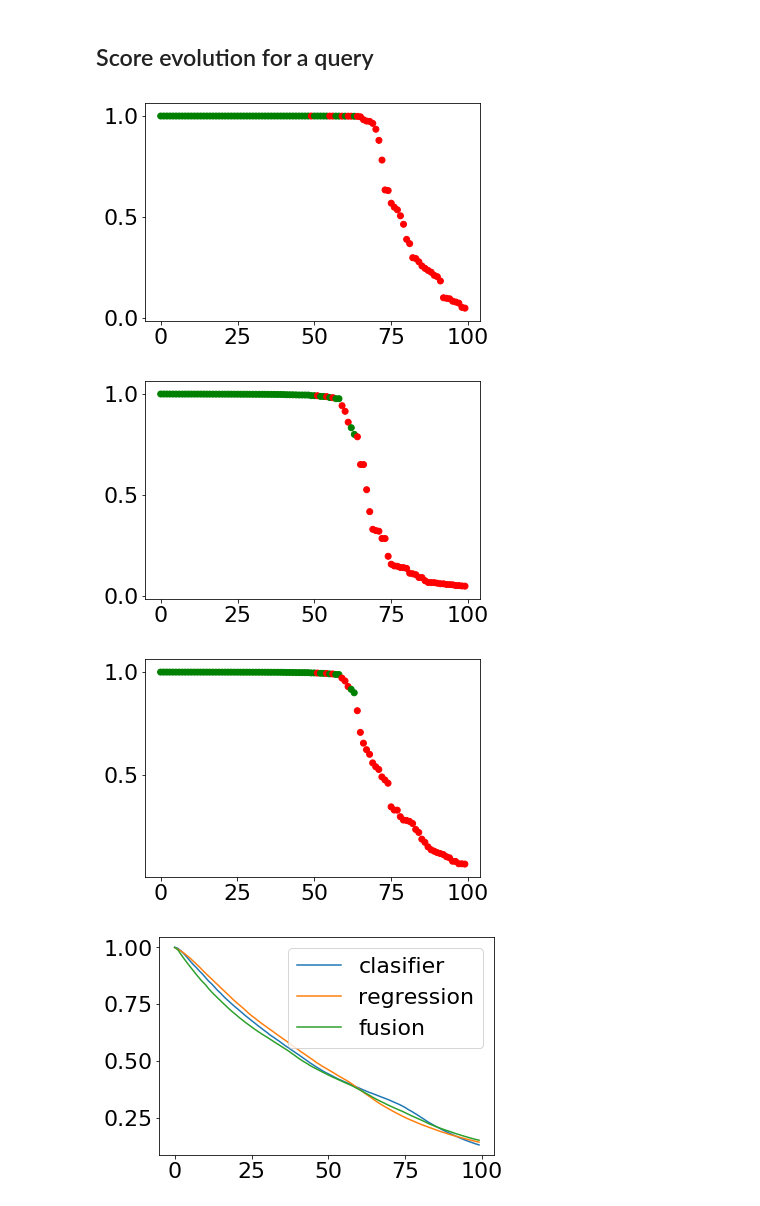
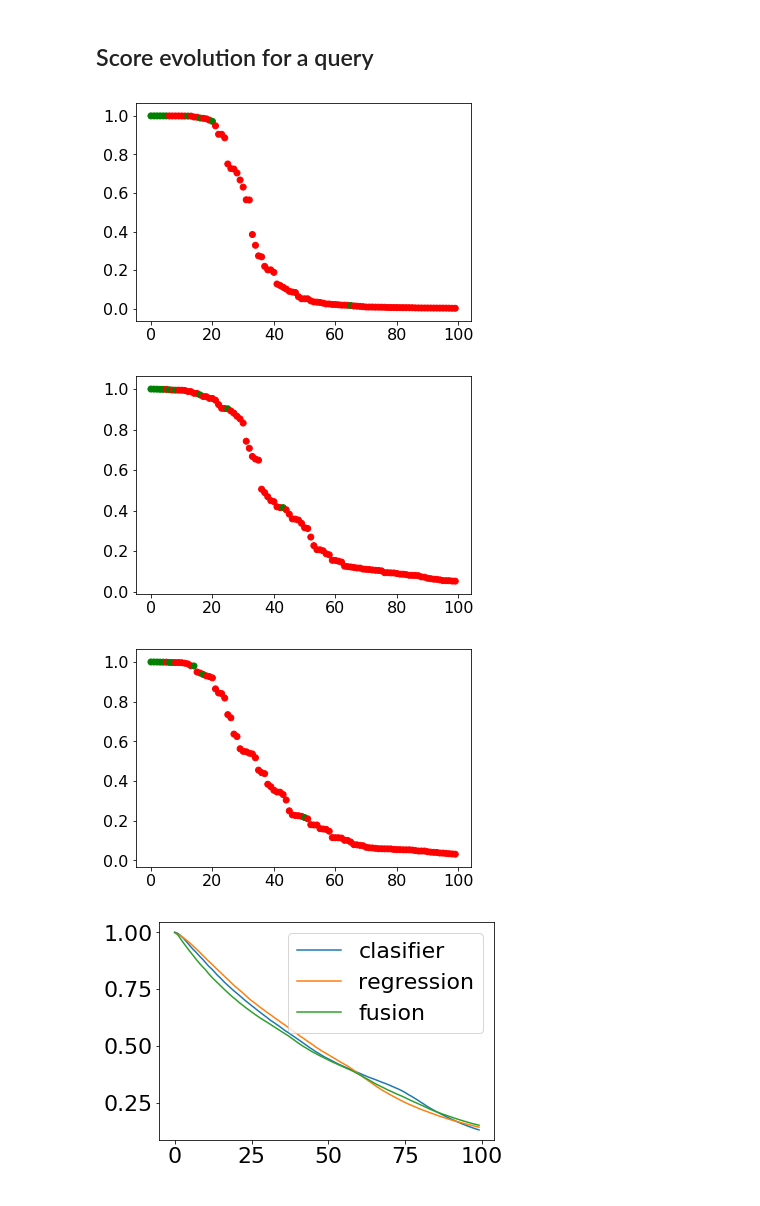
Before and after one commit to felixgaschi/word-image-similarity, a Jupyter notebook: Visualisation.ipynb, the cells around one changed output. Drawn from its saved outputs; the diff is of its cells as text; code cells hidden in the pictures.

```diff
--- a/Visualisation.ipynb
+++ b/Visualisation.ipynb
@@ -227,32 +227,32 @@ plt.show()
 # %% [markdown]
 ## Score evolution for a query
 # %%
-q = 4191# the: 4191 #Alexandria : 4654 # 4047 : W # 3893: Fort
+q = 4654# the: 4191 #Alexandria : 4654 # 4047 : W # 3893: Fort
 maxi = 100
 scores_class = queries_class[q][:maxi]
 scores_regressor = queries_regressor[q][:maxi]
 scores_fusion = queries_fusion[q][:maxi]
 
 blue = "green"
 red = "red"
 
 y_class = [elt[1] for elt in scores_class]
 y_regressor = [elt[1] for elt in scores_regressor]
 y_fusion = [elt[1] for elt in scores_fusion]
 c_class = [blue if elt[2] == 1 else red for elt in scores_class]
 c_regressor = [blue if elt[2] == 1 else red for elt in scores_regressor]
 c_fusion = [blue if elt[2] == 1 else red for elt in scores_fusion]
 
 plt.scatter(range(len(y_class)), y_class, color=c_class)
 plt.show()
 plt.scatter(range(len(y_class)), y_regressor, color=c_regressor)
 plt.show()
 plt.scatter(range(len(y_class)), y_fusion, color=c_fusion)
 plt.show()
 # %% [output]
-[figure, old version]
+[figure, new version]
-[figure, old version]
+[figure, new version]
-[figure, old version]
+[figure, new version]
 # %%
 maxi=100
 scores_class = np.zeros((maxi,))
```
Also changed, not shown: parts of 8 cells of this notebook.
